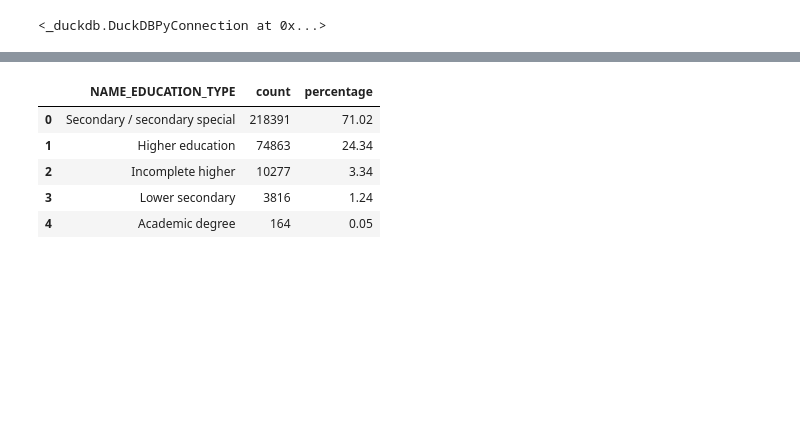
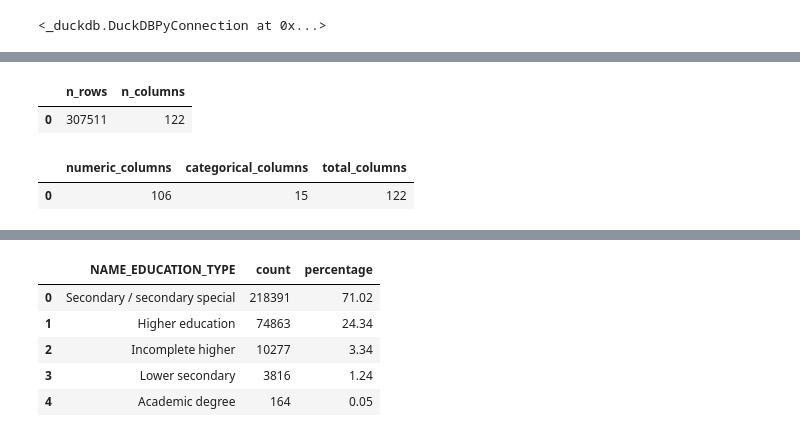
Before and after one commit to dimitrimovila/credit_risk_model, a Jupyter notebook: 01_eda_and_sql.ipynb, the cells around one changed output, grey strips where cells are left out. Saved outputs shown, nothing was run; the diff lists cells and outputs as text; code cells hidden in the pictures; blank space fills up the shorter version.

```diff
--- a/01_eda_and_sql.ipynb
+++ b/01_eda_and_sql.ipynb
@@ -87,0 +82,29 @@ Exploration
+# %%
+shape = con.execute("""
+    SELECT
+      (SELECT COUNT(*) FROM app_train) AS n_rows,
+      (SELECT COUNT(*) FROM information_schema.columns WHERE table_name='app_train') AS n_columns
+""").df()
+display(shape)
+# %% [output]
+|  | n_rows | n_columns |
+| 0 | 307511 | 122 |
+# %%
+query_categorical_numerical = """
+SELECT
+   COUNT(*) FILTER (WHERE data_type IN (
+      'TINYINT','SMALLINT','INTEGER','BIGINT',
+      'UTINYINT','USMALLINT','UINTEGER','UBIGINT',
+      'FLOAT','DOUBLE','DECIMAL'
+   )) AS numeric_columns,
+   COUNT(*) FILTER (WHERE data_type IN ('VARCHAR','CHAR','STRING')) AS categorical_columns,
+   COUNT(*) AS total_columns
+FROM information_schema.columns
+WHERE table_name = 'app_train';
+"""
+
+df_col_types = con.execute(query_categorical_numerical).df()
+display(df_col_types)
+# %% [output]
+|  | numeric_columns | categorical_columns | total_columns |
+| 0 | 106 | 15 | 122 |
```
Also changed, not shown: parts of 53 cells of this notebook.
